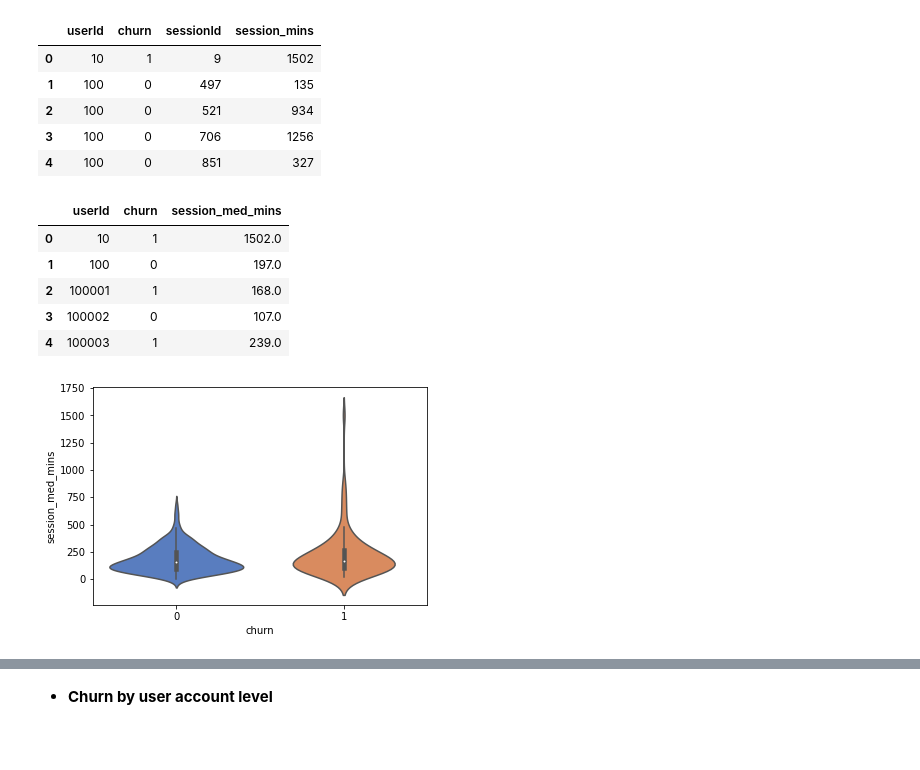
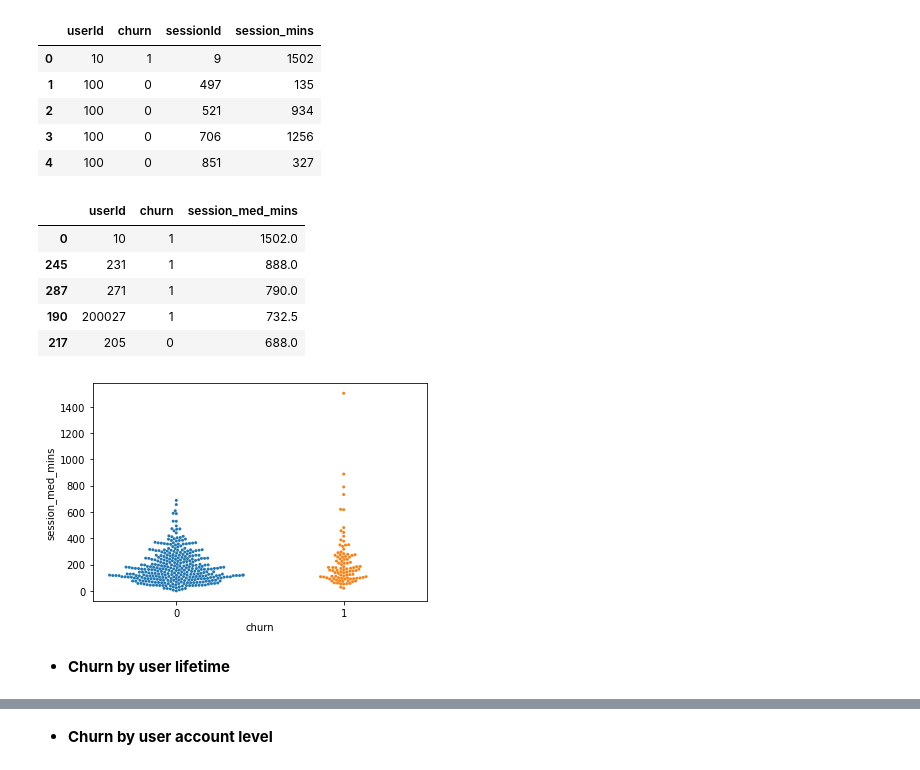
Before and after one commit to texcindy99/Spark_Machine_Learning, a Jupyter notebook: Spark_ML_Music_Service.ipynb, the cells around one changed output, grey strips where cells are left out. Cells and saved outputs as stored; diff of their text form; code cells hidden in the pictures; blank space fills up the shorter version.

```diff
--- a/Spark_ML_Music_Service.ipynb
+++ b/Spark_ML_Music_Service.ipynb
@@ -144,6 +144,7 @@ Change 'ts' to datetime
 # df_valid = df_valid.withColumn('time', get_time(df_valid.ts))
 
 df_valid = df_valid.withColumn('time', from_unixtime(col('ts').cast(LongType())/1000).cast(TimestampType()))
+df_valid = df_valid.withColumn('regist_time', from_unixtime(col('registration').cast(LongType())/1000).cast(TimestampType()))
 # %%
 # Show min and max time in the data
 df_valid.agg(min('time')).show(), df_valid.agg(max('time')).show()
@@ -355,17 +330,19 @@ session_duration.head()
 # %%
 session_duration_median = session_duration.groupby(['userId','churn']).agg({'session_mins': 'median'}).reset_index()
 session_duration_median.rename(columns={'session_mins':'session_med_mins'}, inplace=True)
+session_duration_median.sort_values('session_med_mins', inplace=True, ascending=False)
 # %%
 session_duration_median.head()
 # %% [output]
 |  | userId | churn | session_med_mins |
 | 0 | 10 | 1 | 1502.0 |
-| 1 | 100 | 0 | 197.0 |
-| 2 | 100001 | 1 | 168.0 |
-| 3 | 100002 | 0 | 107.0 |
-| 4 | 100003 | 1 | 239.0 |
+| 245 | 231 | 1 | 888.0 |
+| 287 | 271 | 1 | 790.0 |
+| 190 | 200027 | 1 | 732.5 |
+| 217 | 205 | 0 | 688.0 |
 # %%
-ax = sns.violinplot(x="churn", y="session_med_mins",
-                    data=session_duration_median, palette="muted")
+ax = sns.swarmplot(x="churn", y="session_med_mins", data=session_duration_median,size=3);
 # %% [output]
-[figure, old version]
+[figure, new version]
+# %% [markdown]
+- **Churn by user lifetime**
```
Also changed, not shown: parts of 13 cells of this notebook.
